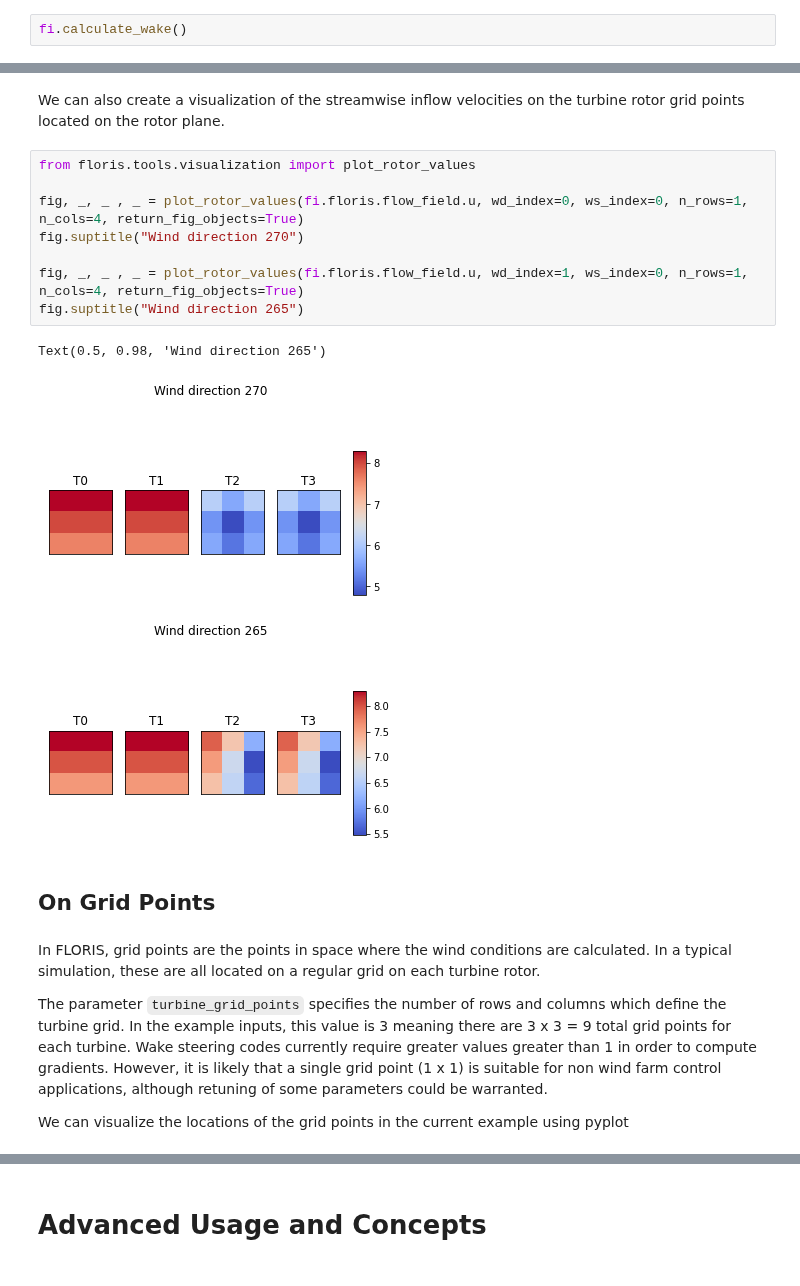
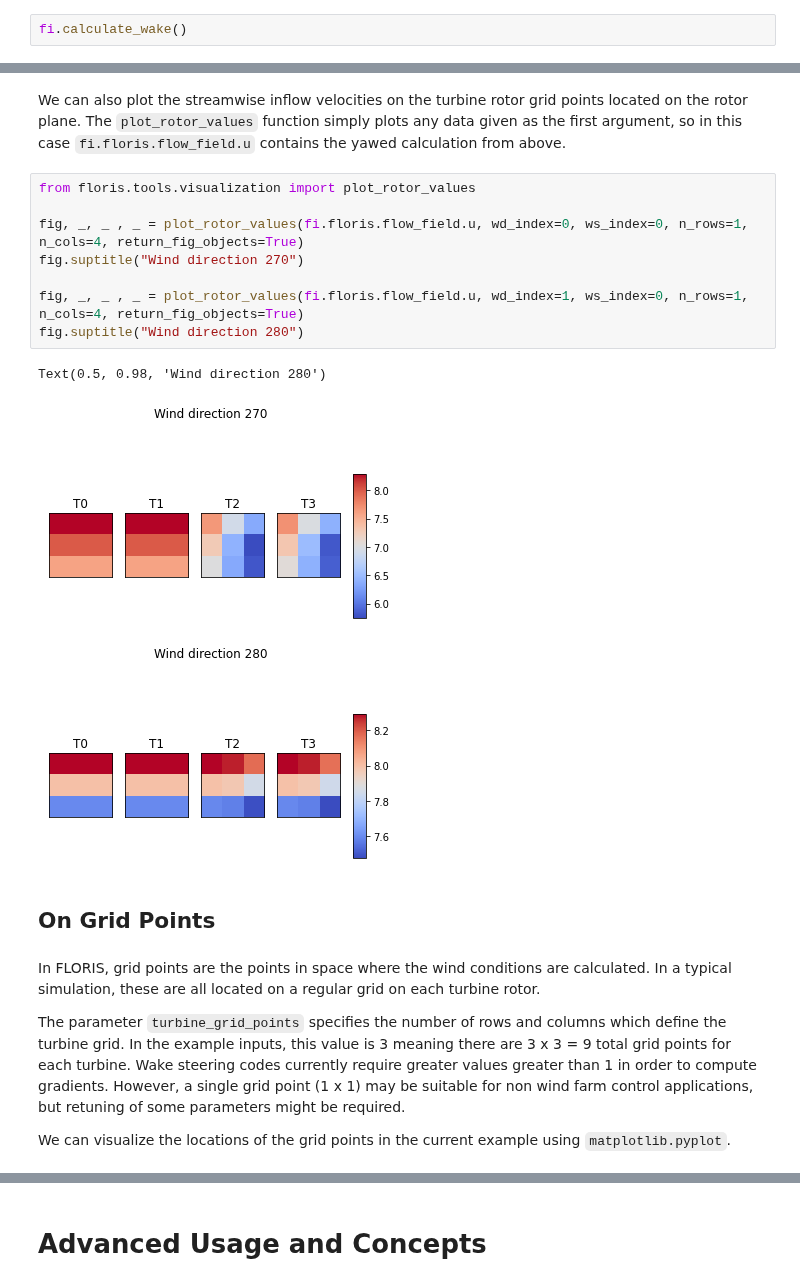
Before and after one commit to NREL/floris, a Jupyter notebook: examples/00_getting_started.ipynb, the cells around one changed output, grey strips where cells are left out. Cells and saved outputs as stored; diff of their text form.

```diff
--- a/examples/00_getting_started.ipynb
+++ b/examples/00_getting_started.ipynb
@@ -288,17 +331,20 @@ visualize_cut_plane(horizontal_plane, ax=axarr[1,1], title="265 - Yawed")
 # %% [markdown]
-We can also create a visualization of the streamwise inflow velocities on the turbine rotor grid points located on the rotor plane.
+We can also plot the streamwise inflow velocities on the turbine rotor
+grid points located on the rotor plane. The `plot_rotor_values` function
+simply plots any data given as the first argument, so in this case
+`fi.floris.flow_field.u` contains the yawed calculation from above.
 # %%
 from floris.tools.visualization import plot_rotor_values
 
 fig, _, _ , _ = plot_rotor_values(fi.floris.flow_field.u, wd_index=0, ws_index=0, n_rows=1, n_cols=4, return_fig_objects=True)
 fig.suptitle("Wind direction 270")
 
 fig, _, _ , _ = plot_rotor_values(fi.floris.flow_field.u, wd_index=1, ws_index=0, n_rows=1, n_cols=4, return_fig_objects=True)
-fig.suptitle("Wind direction 265")
+fig.suptitle("Wind direction 280")
 # %% [output]
-Text(0.5, 0.98, 'Wind direction 265')
+Text(0.5, 0.98, 'Wind direction 280')
-[figure, old version]
+[figure, new version]
-[figure, old version]
+[figure, new version]
 # %% [markdown]
 ## On Grid Points
 # %% [markdown]
@@ -308,10 +354,10 @@ In a typical simulation, these are all located on a regular grid on each turbine
 The parameter `turbine_grid_points` specifies the number of rows and columns which define the turbine grid.
 In the example inputs, this value is 3 meaning there are 3 x 3 = 9 total grid points for each turbine.
 Wake steering codes currently require greater values greater than 1 in order to compute gradients.
-However, it is likely that a single grid point (1 x 1) is suitable for non wind farm control applications,
-although retuning of some parameters could be warranted.
+However, a single grid point (1 x 1) may be suitable for non wind farm control applications,
+but retuning of some parameters might be required.
 
-We can visualize the locations of the grid points in the current example using pyplot
+We can visualize the locations of the grid points in the current example using `matplotlib.pyplot`.
 # %%
 # Get the grid points
 xs = fi.floris.grid.x
```
Also changed, not shown: parts of 27 cells of this notebook, 12 other files.
